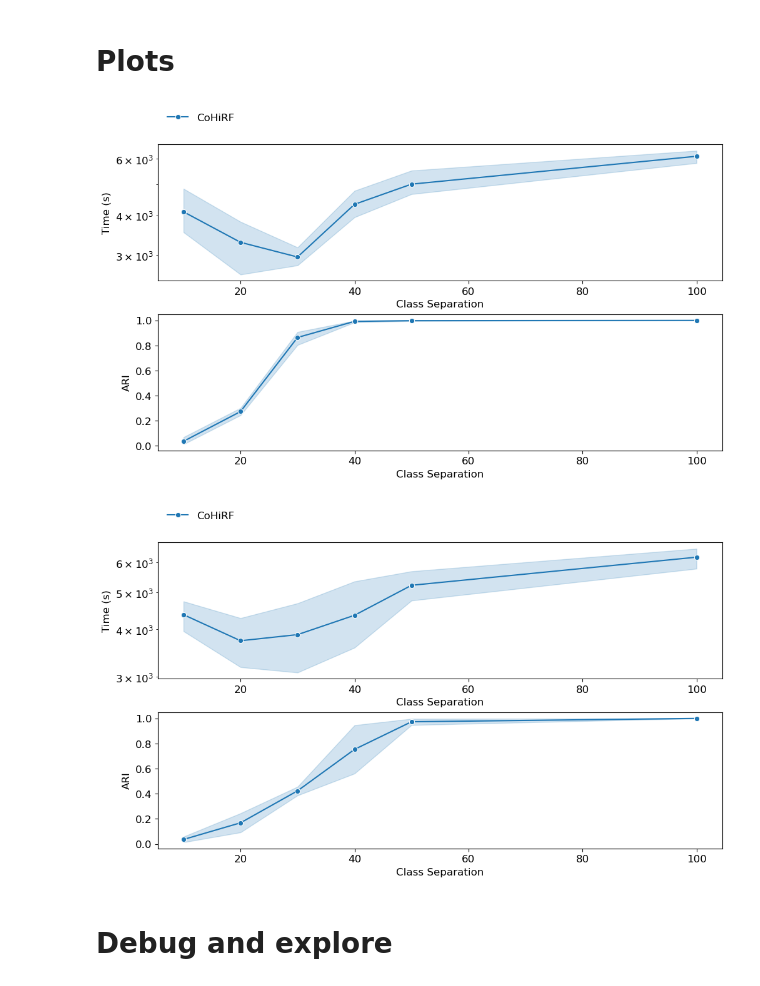
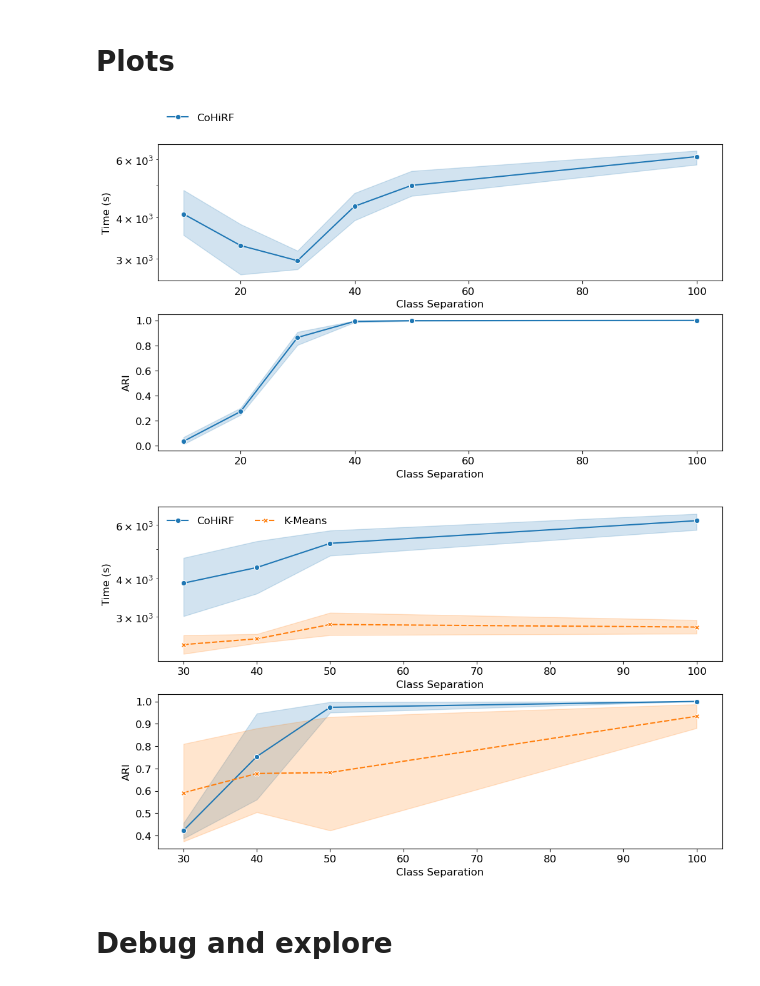
Before and after one commit to BrunoBelucci/cohirf, a Jupyter notebook: analyze_results/analyze_runs_classif_huge.ipynb, the cells around one changed output. Saved outputs shown, nothing was run; the diff lists cells and outputs as text; code cells hidden in the pictures.

Commit message:
update notebook to analyze dataset with huge number of samples/features

```diff
--- a/analyze_results/analyze_runs_classif_huge.ipynb
+++ b/analyze_results/analyze_runs_classif_huge.ipynb
@@ -16,14 +14,14 @@ import matplotlib.pyplot as plt
 # %%
 db_port = 5001
 db_name = 'cohirf'
-w = 'clust9'
+w = 'clust10'
 # url = f'postgresql://{w}.ceremade.dauphine.lan:{db_port}/{db_name}'
 url = f'postgresql://beluccib@localhost:{db_port}/{db_name}'
 engine = create_engine(url)
 query = 'SELECT experiments.name from experiments'
 experiment_names = pd.read_sql(query, engine)['name'].tolist()
-# results_dir = Path('~/tab_benchmark/results')
-# os.makedirs(results_dir, exist_ok=True)
+results_dir = Path('/home/bbelucci/code/recursive_clustering/results/processed_results')
+os.makedirs(results_dir, exist_ok=True)
 # %%
 experiment_names
 # %% [output]
@@ -31,6 +29,6 @@ experiment_names
 # %%
 experiments_names = [
-    'classif_huge_cohirf',
+    'classif_huge_cohirf', 'classif_huge_kmeans'
 ]
 # %%
 params_columns = [
@@ -244,7 +242,7 @@ with mpl.rc_context(rc={
     ax2 = sns.lineplot(data=df_plot, x='Class Separation', y='ARI', hue='Model', style='Model', markers=True, errorbar='ci', ax=axs[1])
     ax2.legend().set_visible(False)
     ax.legend(title=None, fontsize=12, bbox_to_anchor=(0.0, 1.3), ncols=4)
-    plt.savefig(f'hypercube_n-samples{n_samples}_n-features{n_features}_pct-random{pct_random}_with_time.pdf')
+    # plt.savefig(f'hypercube_n-samples{n_samples}_n-features{n_features}_pct-random{pct_random}_with_time.pdf')
     plt.show()
     # for i, (n_samples, n_features) in enumerate(n_samples_n_features):
     #     df_plot = df.copy()
@@ -259,7 +257,7 @@ with mpl.rc_context(rc={
 
 # plt.show()
 # %% [output]
-[figure, old version]
+[figure, new version]
 # %%
 df = df_plots.copy()
 n_features = 10000
@@ -279,7 +277,7 @@ models_names = {
 }
 df = df.loc[df['pct_random']==pct_random]
 df = df.loc[df['hpo_metric']==hpo_metric]
-# df = df.loc[~df['class_sep'].isin([10, 20])]
+df = df.loc[~df['class_sep'].isin([10, 20])]
 # df = df.loc[df['model_nickname'].isin(['RecursiveClustering_20', 'KMeans', 'HDBSCAN', 'AffinityPropagation', 'OPTICS', 'SpectralSubspaceRandomization', 'WardAgglomerativeClustering'])]
 df = df.replace({'model_nickname': models_names})
 df = df.sort_values(by='model_nickname')
@@ -296,36 +294,36 @@ with mpl.rc_context(rc={
     # 'font.family': 'serif',
     # 'font.serif': 'Times',
     'text.color': 'black',
     'grid.color': 'black',
     'grid.alpha': 0.5,
 }):
     fig, axs = plt.subplots(2, 1)
     axs = axs.flatten()
     df_plot = df.copy()
     df_plot = df_plot.loc[df_plot['Number of features']==n_features]
     df_plot = df_plot.loc[df_plot['Number of samples']==n_samples]
     ax = sns.lineplot(data=df_plot, x='Class Separation', y='Time (s)', hue='Model', style='Model', markers=True, errorbar='ci', ax=axs[0])
     ax.legend().set_visible(False)
     ax.set_yscale('log')
     ax2 = sns.lineplot(data=df_plot, x='Class Separation', y='ARI', hue='Model', style='Model', markers=True, errorbar='ci', ax=axs[1])
     ax2.legend().set_visible(False)
-    ax.legend(title=None, fontsize=12, bbox_to_anchor=(0.0, 1.3), ncols=4)
-    plt.savefig(f'hypercube_n-samples{n_samples}_n-features{n_features}_pct-random{pct_random}_with_time.pdf')
+    ax.legend(title=None, fontsize=12, bbox_to_anchor=(0.0, 1.0), ncols=4)
+    plt.savefig(results_dir / f'hypercube_n-samples{n_samples}_n-features{n_features}_pct-random{pct_random}_with_time_calinski.pdf')
     plt.show()
     # for i, (n_samples, n_features) in enumerate(n_samples_n_features):
     #     df_plot = df.copy()
     #     df_plot = df_plot.loc[df_plot['Number of features']==n_features]
     #     df_plot = df_plot.loc[df_plot['Number of samples']==n_samples]
     #     ax = sns.lineplot(data=df_plot, x='Class Separation', y='ARI', hue='Model', style='Model', markers=True, errorbar='ci', ax=axs[i])
     #     ax.legend().set_visible(False)
     #     # plt.legend(title=None, bbox_to_anchor=(0.6, 0.3))
         # plt.savefig(f'hypercube_n-samples{n_samples}_n-features{n_features}_pct-random{pct_random}.pdf')
         # plt.show()
 # axs[0].legend(title=None, fontsize=12)
 
 # plt.show()
 # %% [output]
-[figure, old version]
+[figure, new version]
 # %% [markdown]
 # Debug and explore
 # %%
```
Also changed, not shown: parts of 5 cells of this notebook.
